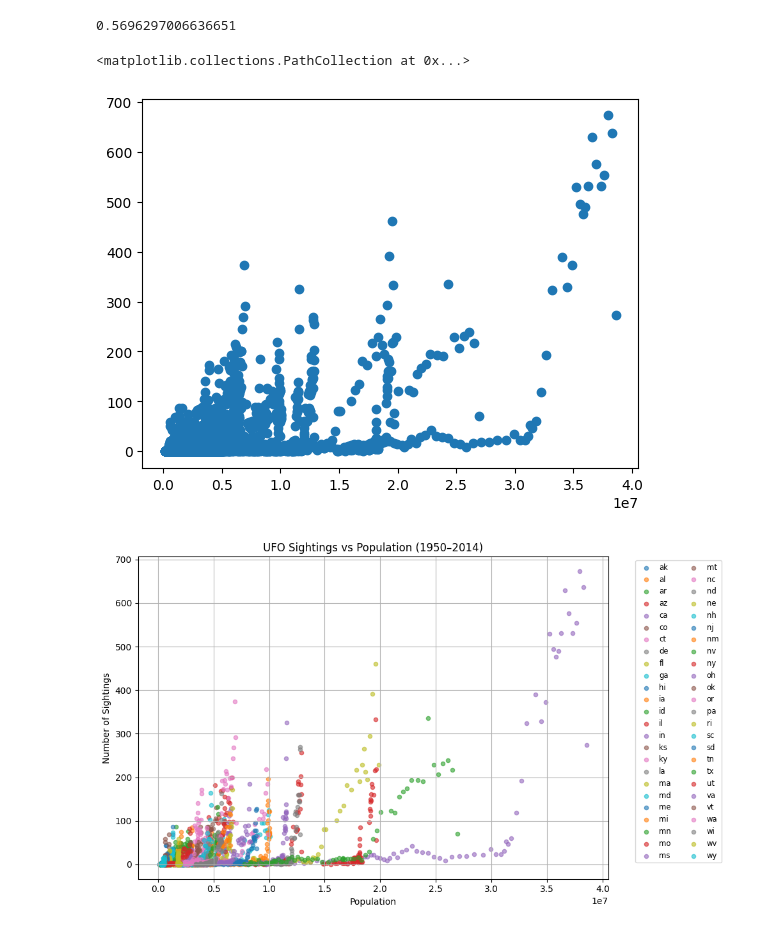
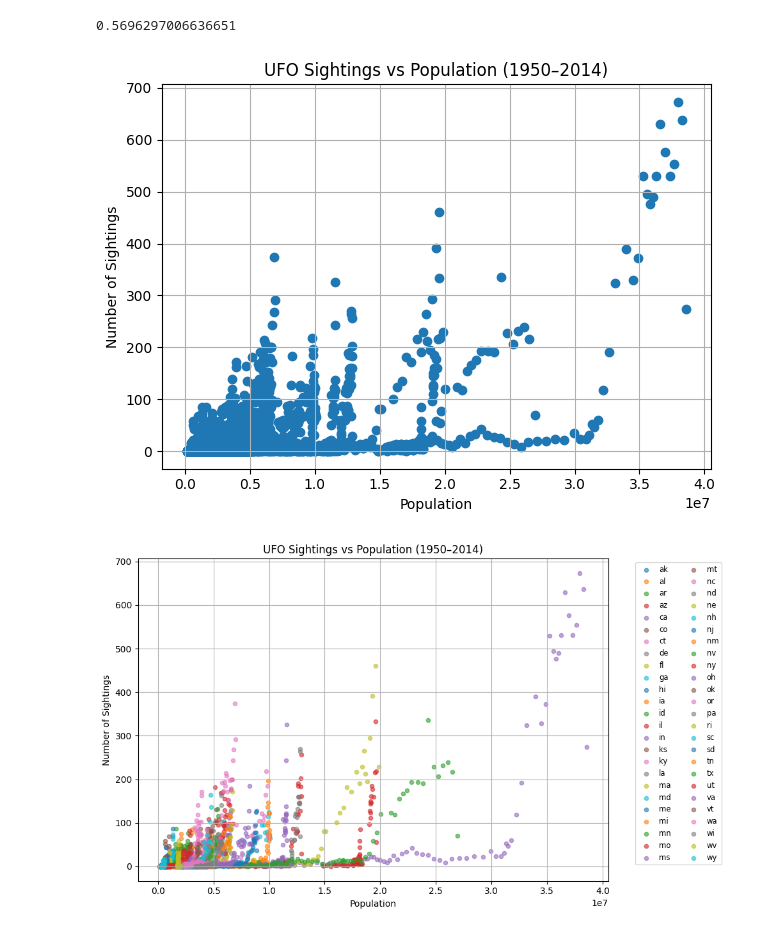
Before and after one commit to s224394two/s224394two.github.io, a Jupyter notebook: Plots/correlation.ipynb, the cells around one changed output. Drawn from its saved outputs; the diff is of its cells as text; code cells hidden in the pictures.

```diff
--- a/Plots/correlation.ipynb
+++ b/Plots/correlation.ipynb
@@ -67,9 +67,15 @@ correlation
 0.5696297006636651
 # %%
 plt.scatter(data["population"], sightings_summary["num_sightings"], label="Population")
+plt.title('UFO Sightings vs Population (1950–2014)')
+plt.xlabel('Population')
+plt.ylabel('Number of Sightings')
+#plt.legend(bbox_to_anchor=(1.05, 1), loc='upper left', fontsize='small', ncol=2)
+plt.tight_layout()
+plt.grid(True)
+plt.show()
 # %% [output]
-<matplotlib.collections.PathCollection at 0x...>
-[figure, old version]
+[figure, new version]
 # %%
 plt.figure(figsize=(10, 6))
 
```
Also changed, not shown: parts of 2 cells of this notebook.
